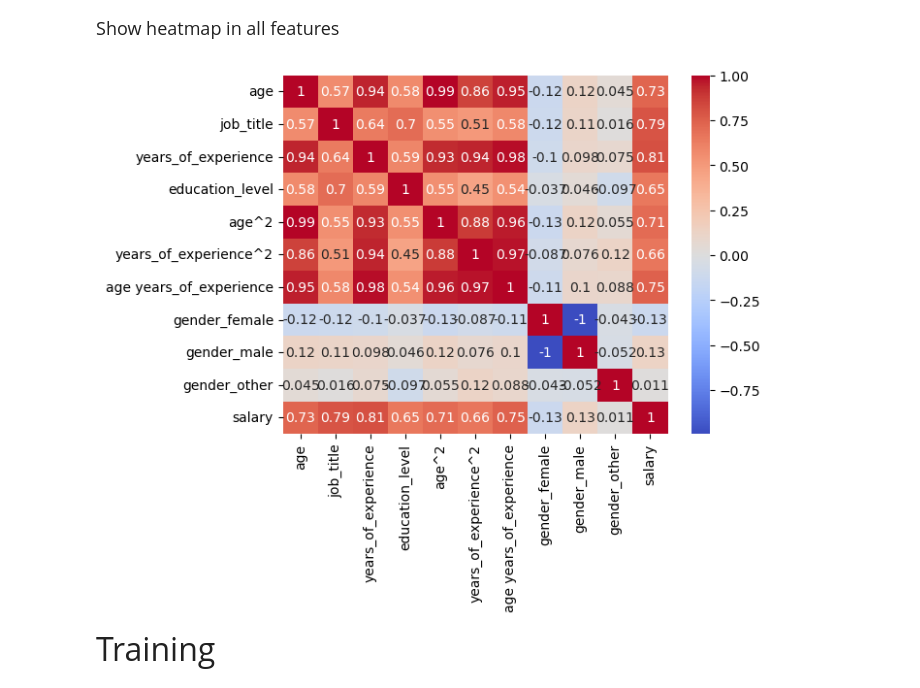
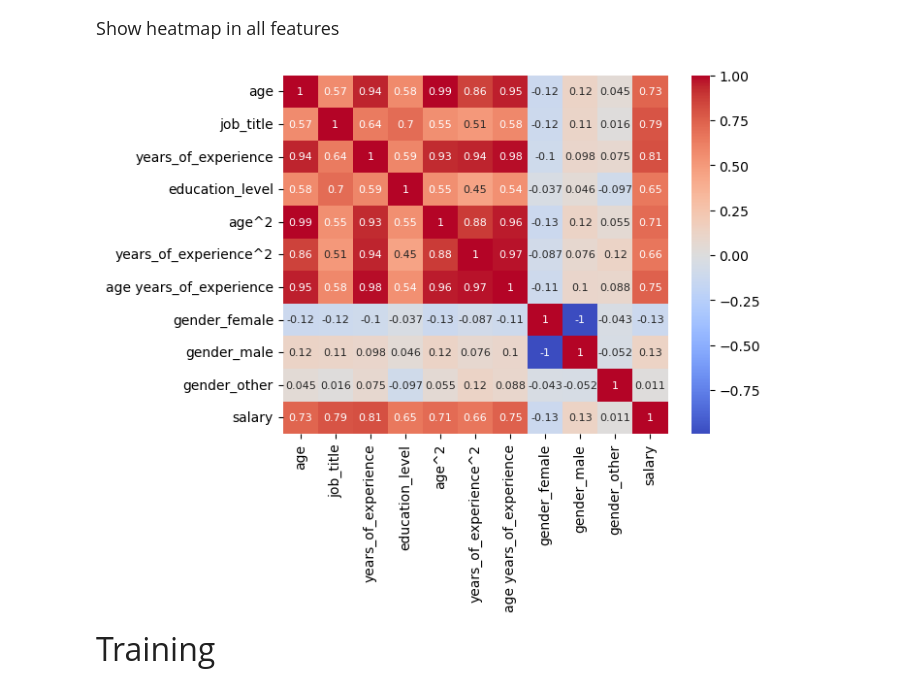
Before and after one commit to StevenHuang41/salary_prediction, a Jupyter notebook: salary_regression.ipynb, the cells around one changed output. Drawn from its saved outputs; the diff is of its cells as text; code cells hidden in the pictures.

```diff
--- a/salary_regression.ipynb
+++ b/salary_regression.ipynb
@@ -690,15 +710,15 @@ X_test_
 # %%
 heatmap_df = X_train_.copy()
 heatmap_df['salary'] = y_train
-sns.heatmap(heatmap_df.corr(), annot=True, cmap='coolwarm')
+sns.heatmap(heatmap_df.corr(), annot=True, cmap='coolwarm', annot_kws={'size': 8})
 
 ## save fig
 plt.savefig(os.path.join(images_dir, 'features_heatmap.png'),
             bbox_inches='tight')
 ## show fig
 plt.show()
 # %% [output]
-[figure, old version]
+[figure, new version]
 # %% [markdown]
 <font size='6'>Training</font>
 # %%
```
Also changed, not shown: parts of 13 cells of this notebook, 8 other files.
